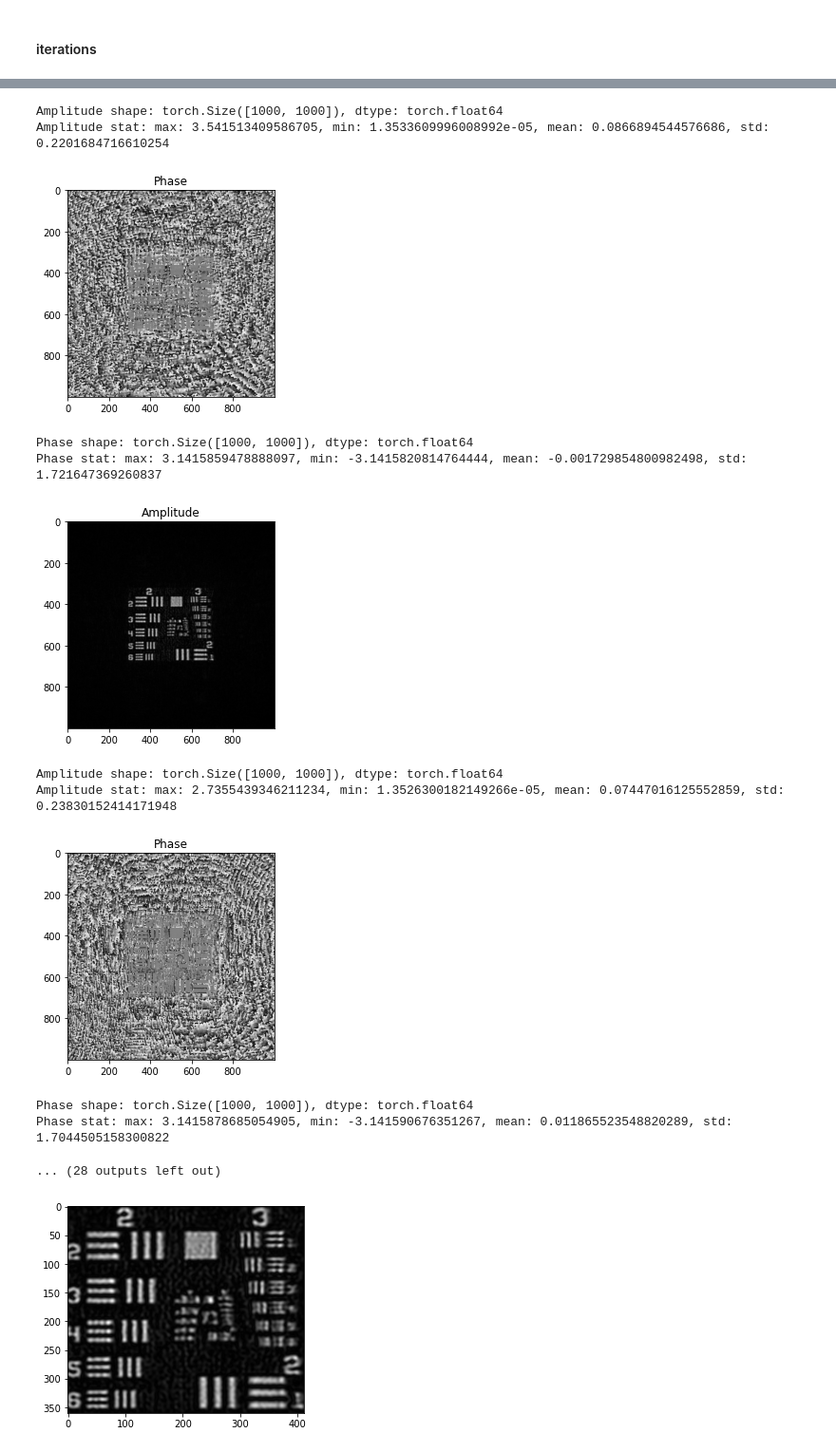
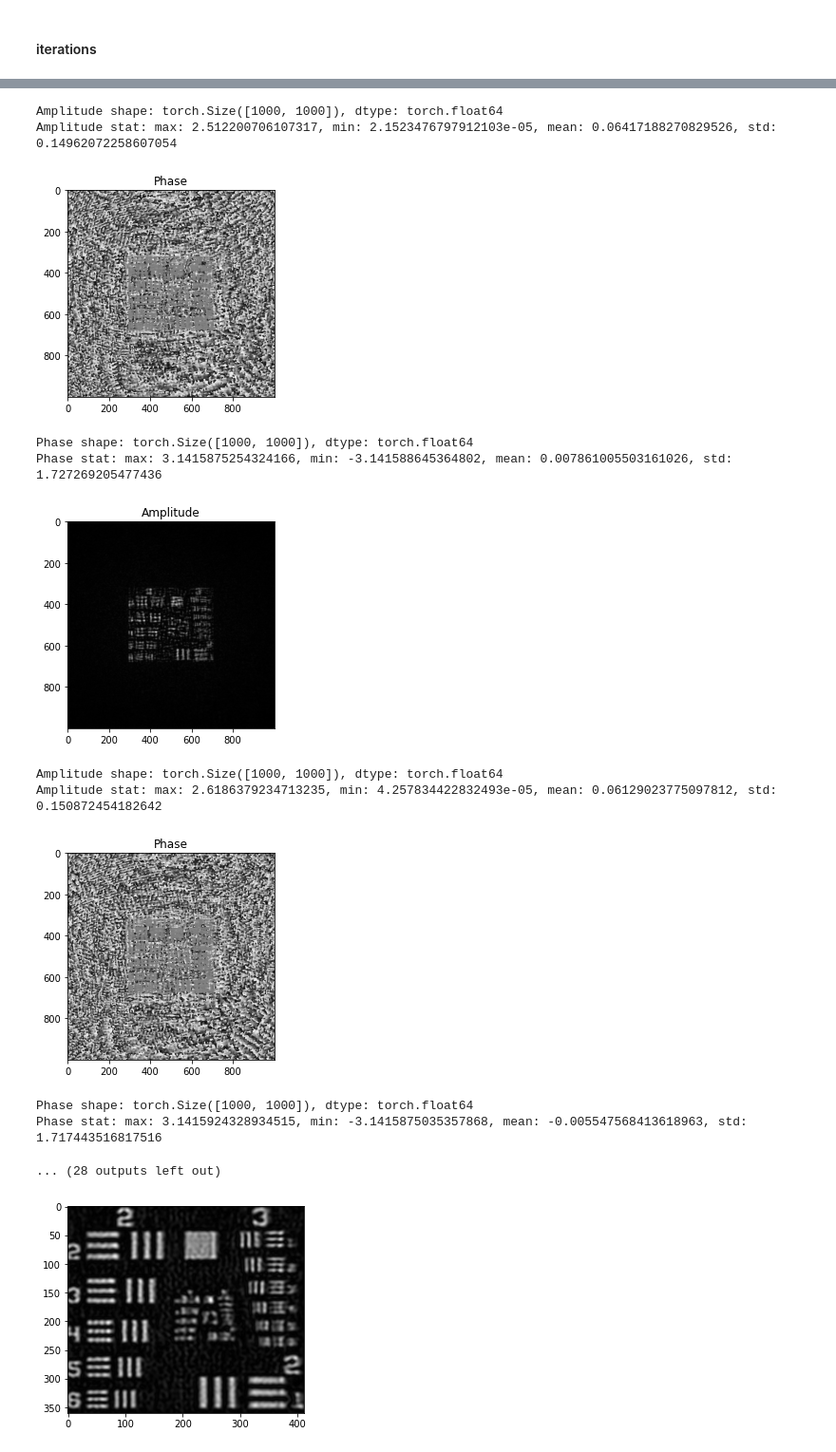
Before and after one commit to djbradyAtOpticalSciencesArizona/scatterPtychography, a Jupyter notebook: Demo_Simulation.ipynb, the cells around one changed output, grey strips where cells are left out. Shown at 95% size. Cells and saved outputs as stored; diff of their text form; code cells hidden in the pictures.

```diff
--- a/Demo_Simulation.ipynb
+++ b/Demo_Simulation.ipynb
@@ -196,7 +196,7 @@ class Camera:
         self.sensor_img = Camera.bilinear_interp(np.pad(img,((size,size),(size,size))), Ys_coor, Xs_coor)
         if self.n_photons is not None:
             self.sensor_img = np.clip(self.sensor_img, 0, 1e10)
-            self.sensor_img = self.sensor_img/self.sensor_img.max()*self.n_photons
+            self.sensor_img = self.sensor_img*self.n_photons
             temp = 0.
             for i in range(self.n_shots):
                 temp += np.random.poisson(self.sensor_img)
@@ -232,7 +232,7 @@ R = np.array([[np.cos(theta), 0, -np.sin(theta)],
      [0, 1, 0],
      [np.sin(theta), 0, np.cos(theta)]])
 t = np.array([[-1*25.4, 0, -1*25.4/np.tan(theta)]]).T #mm
-cam = Camera(12, 6.9e-3, 540, 720, n_photons=22187, n_shots=500) ## camera model: add poisson noise, 500 average
+cam = Camera(12, 6.9e-3, 540, 720, n_photons=46810, n_shots=500) ## camera model: add poisson noise, 500 average
 # %% [markdown]
 ## Phase Retrieval
 # %% [markdown]
@@ -306,7 +306,7 @@ Phase stat: max: 3.1415788313673683, min: -3.1415888723217216, mean: 1.388564984
 # %%
 # %%time
 measurements_est = [i.cdouble() for i in measurements]
-n = 500
+n = 200
 for iter in range(n):
     idx_list = list(range(num_planes))
     random.shuffle(idx_list)
@@ -322,7 +322,7 @@ for iter in range(n):
         measurements_est[i] = torch.abs(measurements[i]).cdouble()*torch.exp(1j*torch.angle(sc))
         field_at_target_inv, p_in = CURMASD(measurements_est[i], z[i], lam, p_out, unit, 4e-3)
         target_est = crop_to_size(field_at_target_inv/calc_lf(field_at_target_inv.shape[0]), 1000, 0)
-    if iter % 50 == 0:
+    if iter % 20 == 0:
         show_stats(crop_to_size(target_est, 1000, 0))
 # %% [output]
 [figure]
@@ -334,15 +334,15 @@ Phase stat: max: 3.1415901698183704, min: -3.1415869007048887, mean: 0.064320568
 [figure]
 Amplitude shape: torch.Size([1000, 1000]), dtype: torch.float64
-Amplitude stat: max: 3.541513409586705, min: 1.3533609996008992e-05, mean: 0.0866894544576686, std: 0.2201684716610254
+Amplitude stat: max: 2.512200706107317, min: 2.1523476797912103e-05, mean: 0.06417188270829526, std: 0.14962072258607054
-[figure, old version]
+[figure, new version]
 Phase shape: torch.Size([1000, 1000]), dtype: torch.float64
-Phase stat: max: 3.1415859478888097, min: -3.1415820814764444, mean: -0.001729854800982498, std: 1.721647369260837
+Phase stat: max: 3.1415875254324166, min: -3.141588645364802, mean: 0.007861005503161026, std: 1.727269205477436
-[figure, old version]
+[figure, new version]
 Amplitude shape: torch.Size([1000, 1000]), dtype: torch.float64
-Amplitude stat: max: 2.7355439346211234, min: 1.3526300182149266e-05, mean: 0.07447016125552859, std: 0.23830152414171948
+Amplitude stat: max: 2.6186379234713235, min: 4.257834422832493e-05, mean: 0.06129023775097812, std: 0.150872454182642
-[figure, old version]
+[figure, new version]
 Phase shape: torch.Size([1000, 1000]), dtype: torch.float64
-Phase stat: max: 3.1415878685054905, min: -3.141590676351267, mean: 0.011865523548820289, std: 1.7044505158300822
+Phase stat: max: 3.1415924328934515, min: -3.1415875035357868, mean: -0.005547568413618963, std: 1.717443516817516
 ... (28 outputs left out)
 # %%
 plt.imshow(torch.abs(target_est).to('cpu').numpy()[h_pad:-h_pad, w_pad:-w_pad], cmap='gray')
```
Also changed, not shown: parts of 3 cells of this notebook.
